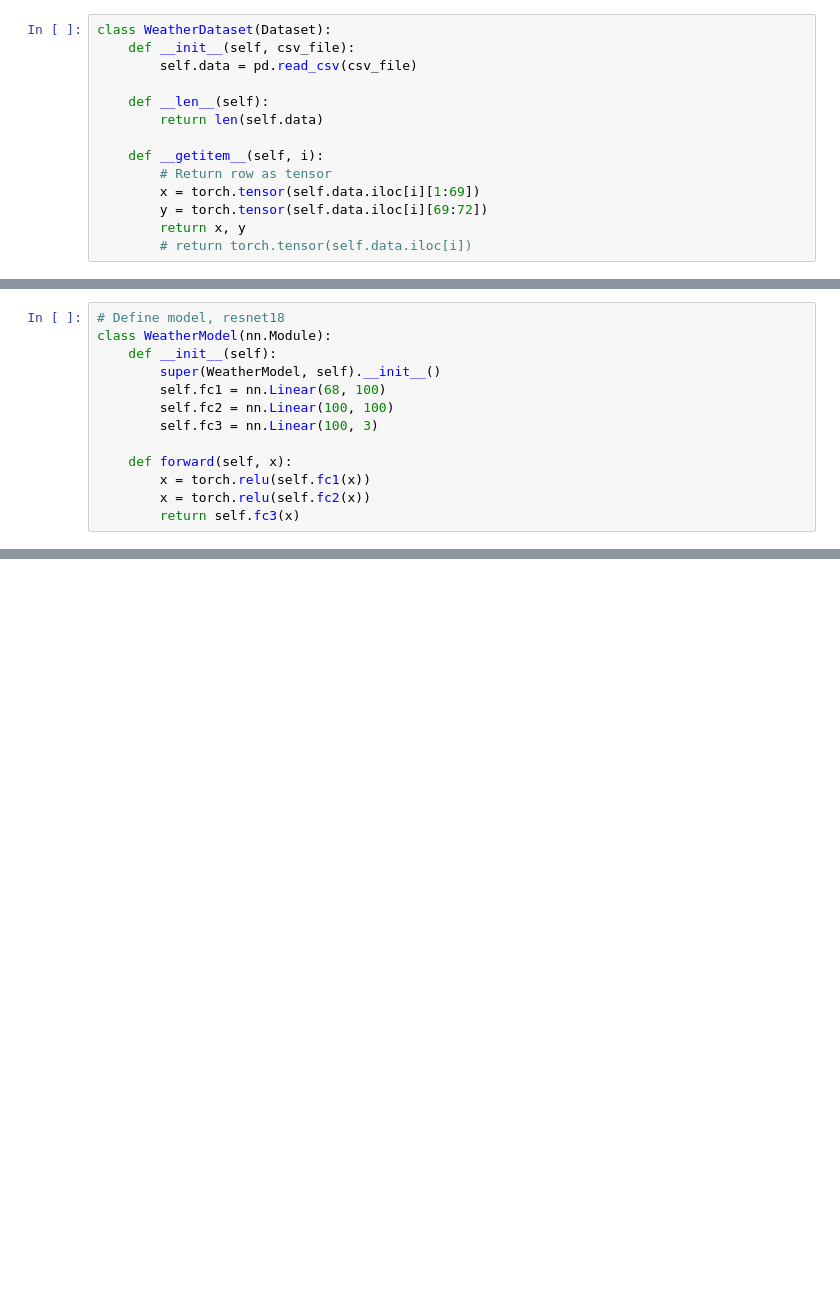
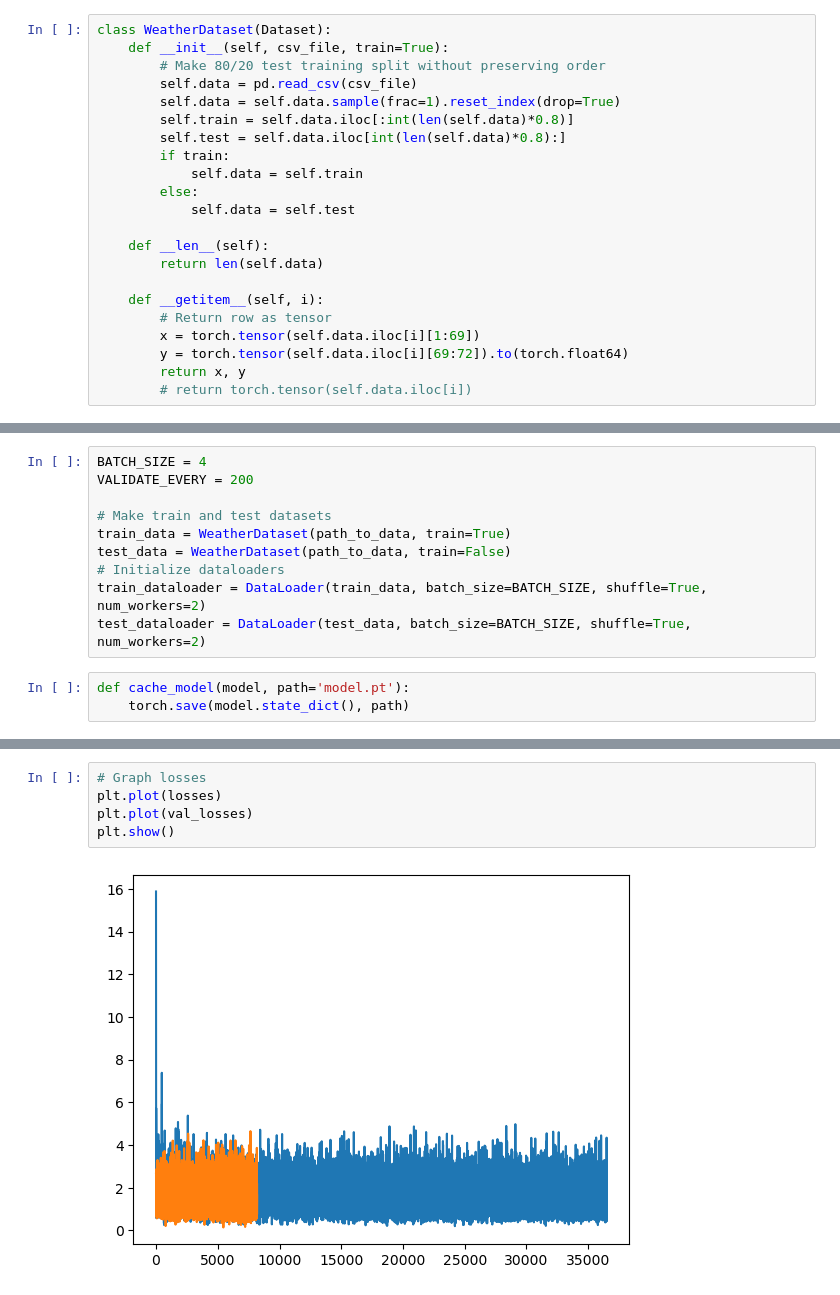
Before and after one commit to CrayonProof/weather-ai, a Jupyter notebook: res.ipynb, the cells around one changed output, grey strips where cells are left out. Drawn from its saved outputs; the diff is of its cells as text; blank space fills up the shorter version.

Commit message:
Implement trivialNet and resNet along with training loop

```diff
--- a/res.ipynb
+++ b/res.ipynb
@@ -11,7 +13,15 @@ import matplotlib.pyplot as plt
 # %%
 class WeatherDataset(Dataset):
-    def __init__(self, csv_file):
+    def __init__(self, csv_file, train=True):
+        # Make 80/20 test training split without preserving order
         self.data = pd.read_csv(csv_file)
+        self.data = self.data.sample(frac=1).reset_index(drop=True)
+        self.train = self.data.iloc[:int(len(self.data)*0.8)]
+        self.test = self.data.iloc[int(len(self.data)*0.8):]
+        if train:
+            self.data = self.train
+        else:
+            self.data = self.test
 
     def __len__(self):
         return len(self.data)
@@ -19,7 +29,7 @@ class WeatherDataset(Dataset):
     def __getitem__(self, i):
         # Return row as tensor
         x = torch.tensor(self.data.iloc[i][1:69])
-        y = torch.tensor(self.data.iloc[i][69:72])
+        y = torch.tensor(self.data.iloc[i][69:72]).to(torch.float64)
         return x, y
         # return torch.tensor(self.data.iloc[i])
 # %%
@@ -40,13 +47,0 @@ tensor([[5, 4, 5],
-# %%
-# Define model, resnet18
-class WeatherModel(nn.Module):
-    def __init__(self):
-        super(WeatherModel, self).__init__()
-        self.fc1 = nn.Linear(68, 100)
-        self.fc2 = nn.Linear(100, 100)
-        self.fc3 = nn.Linear(100, 3)
-
-    def forward(self, x):
-        x = torch.relu(self.fc1(x))
-        x = torch.relu(self.fc2(x))
-        return self.fc3(x)
@@ -53,3 +81,16 @@ class WeatherModel(nn.Module):
+# %%
+BATCH_SIZE = 4
+VALIDATE_EVERY = 200
+
+# Make train and test datasets
+train_data = WeatherDataset(path_to_data, train=True)
+test_data = WeatherDataset(path_to_data, train=False)
+# Initialize dataloaders
+train_dataloader = DataLoader(train_data, batch_size=BATCH_SIZE, shuffle=True, num_workers=2)
+test_dataloader = DataLoader(test_data, batch_size=BATCH_SIZE, shuffle=True, num_workers=2)
+# %%
+def cache_model(model, path='model.pt'):
+    torch.save(model.state_dict(), path)
 # %%
 # Train model
 device = torch.device('cuda' if torch.cuda.is_available() else 'cpu')
@@ -79,0 +154,7 @@ RuntimeError: mat1 and mat2 must have the same dtype
+# %%
+# Graph losses
+plt.plot(losses)
+plt.plot(val_losses)
+plt.show()
+# %% [output]
+[figure, added]
```
Also changed, not shown: parts of 4 cells of this notebook, 1 other file.
